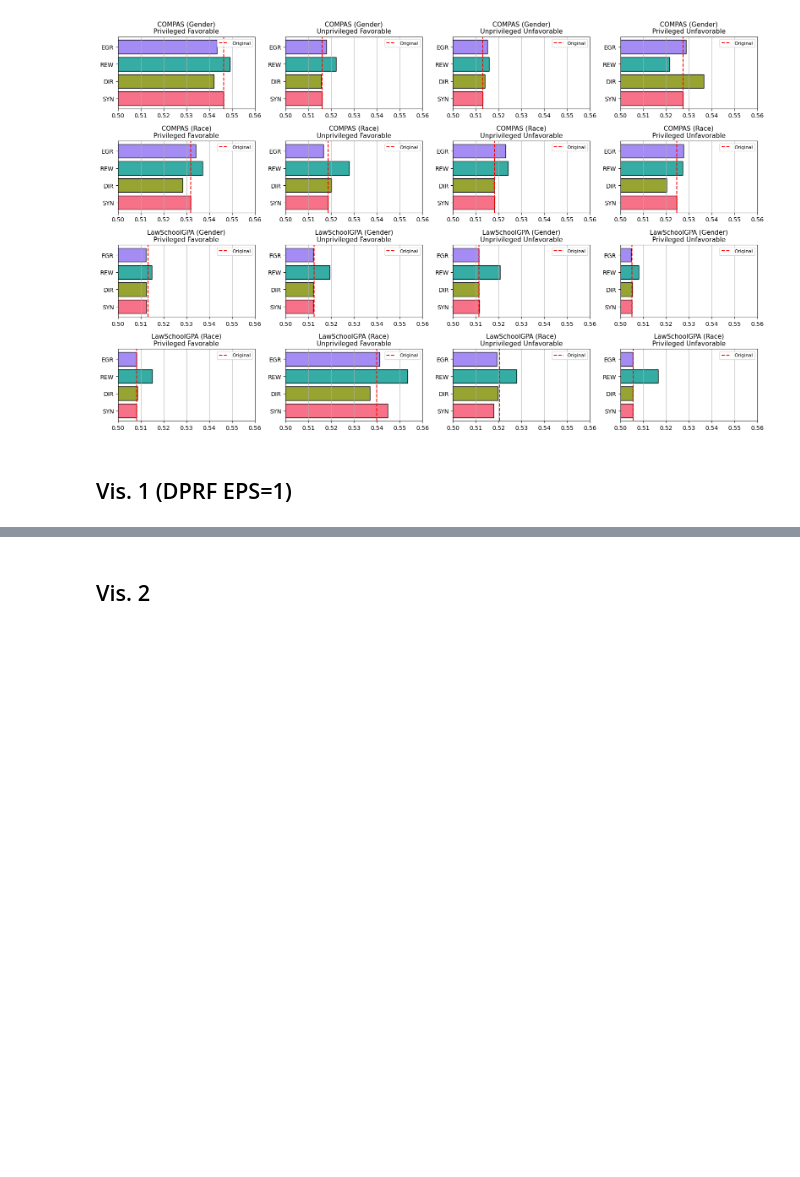
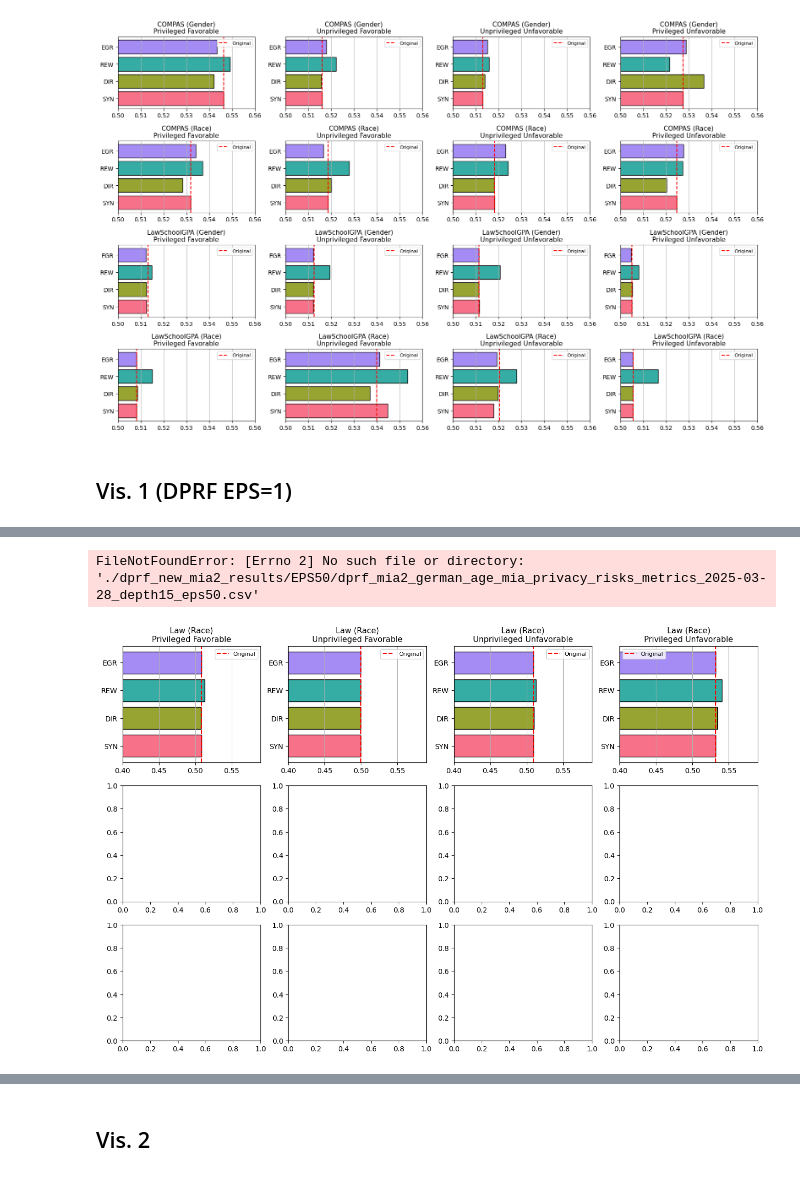
Before and after one commit to VerifAI-inc/mia-privacy-fairness, a Jupyter notebook: OQTA Visualizations.ipynb, the cells around one changed output, grey strips where cells are left out. Cells and saved outputs as stored; diff of their text form; code cells hidden in the pictures; blank space fills up the shorter version.

```diff
--- a/OQTA Visualizations.ipynb
+++ b/OQTA Visualizations.ipynb
@@ -382,0 +403,56 @@ plt.show()
+# %%
+# Update file paths with your correct local paths
+file_paths = {
+    "Law (Race)": './dprf_new_mia2_results/EPS50/dprf_mia2_law_race_mia_privacy_risks_metrics_2025-03-29_depth7_eps50.csv',
+    "German (Age)": './dprf_new_mia2_results/EPS50/dprf_mia2_german_age_mia_privacy_risks_metrics_2025-03-28_depth15_eps50.csv',
+    "MEPS (Race)": './dprf_new_mia2_results/EPS50/dprf_mia2_meps19_mia_privacy_risks_metrics_2025-03-30_depth15_eps50.csv'
+}
+
+subpopulations = [
+    "Privileged Favorable",
+    "Unprivileged Favorable",
+    "Unprivileged Unfavorable",
+    "Privileged Unfavorable"
+]
+subpop_mapping = {
+    "Privileged Favorable": "subpopulation_1.0_label_1.0_mia_privacy_risk",
+    "Unprivileged Favorable": "subpopulation_0.0_label_1.0_mia_privacy_risk",
+    "Unprivileged Unfavorable": "subpopulation_0.0_label_0.0_mia_privacy_risk",
+    "Privileged Unfavorable": "subpopulation_1.0_label_0.0_mia_privacy_risk",
+}
+methods = ["SYN", "DIR", "REW", "EGR"]
+method_mapping = {
+    "transf": "SYN",
+    "eg": "EGR",
+    "dir": "DIR",
+    "rew": "REW",
+}
+
+# Plotting
+fig, axes = plt.subplots(3, 4, figsize=(16, 10))
+axes = axes.reshape(3, 4)
+palette = sns.color_palette("husl", len(methods))
+
+for row_idx, (dataset_name, file_path) in enumerate(file_paths.items()):
+    df = pd.read_csv(file_path)
+    for col_idx, (subpop, metric) in enumerate(subpop_mapping.items()):
+        ax = axes[row_idx, col_idx]
+        orig_value = df[(df["Method"] == "orig") & (df["Metric"] == metric)]["Mean Privacy Risk"].values[0]
+        accs = []
+
+        for method, label in method_mapping.items():
+            val = df[(df["Method"] == method) & (df["Metric"] == metric)]["Mean Privacy Risk"].values[0]
+            accs.append(val)
+
+        ax.barh(methods, accs, color=palette, edgecolor='black')
+        ax.axvline(orig_value, color='red', linestyle='--', label='Original')
+        ax.set_title(f"{dataset_name}\n{subpop}", fontsize=11)
+        ax.set_xlim(0.4, 0.59)
+        ax.grid(True, axis='x')
+        ax.legend(fontsize=8)
+
+plt.tight_layout()
+plt.show()
+# %% [output]
+FileNotFoundError: [Errno 2] No such file or directory: './dprf_new_mia2_results/EPS50/dprf_mia2_german_age_mia_privacy_risks_metrics_2025-03-28_depth15_eps50.csv'
+[figure, added]
```
Also changed, not shown: parts of 4 cells of this notebook, 48 other files.
